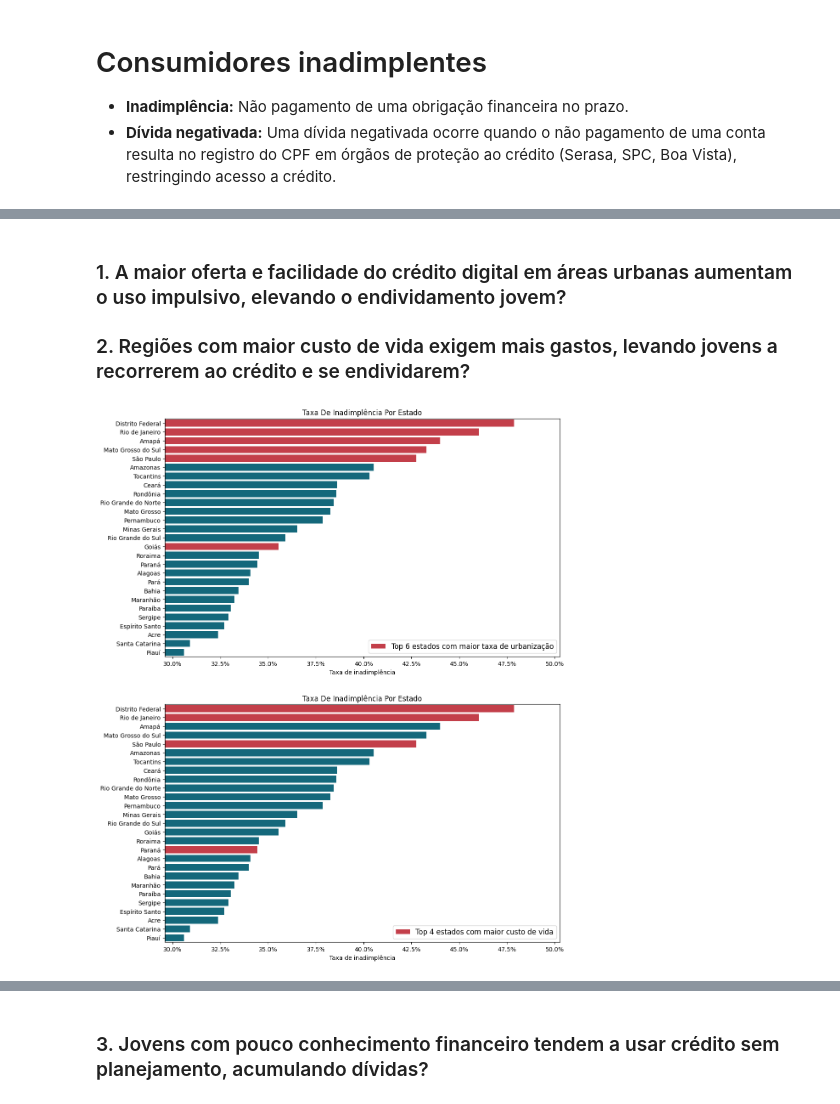
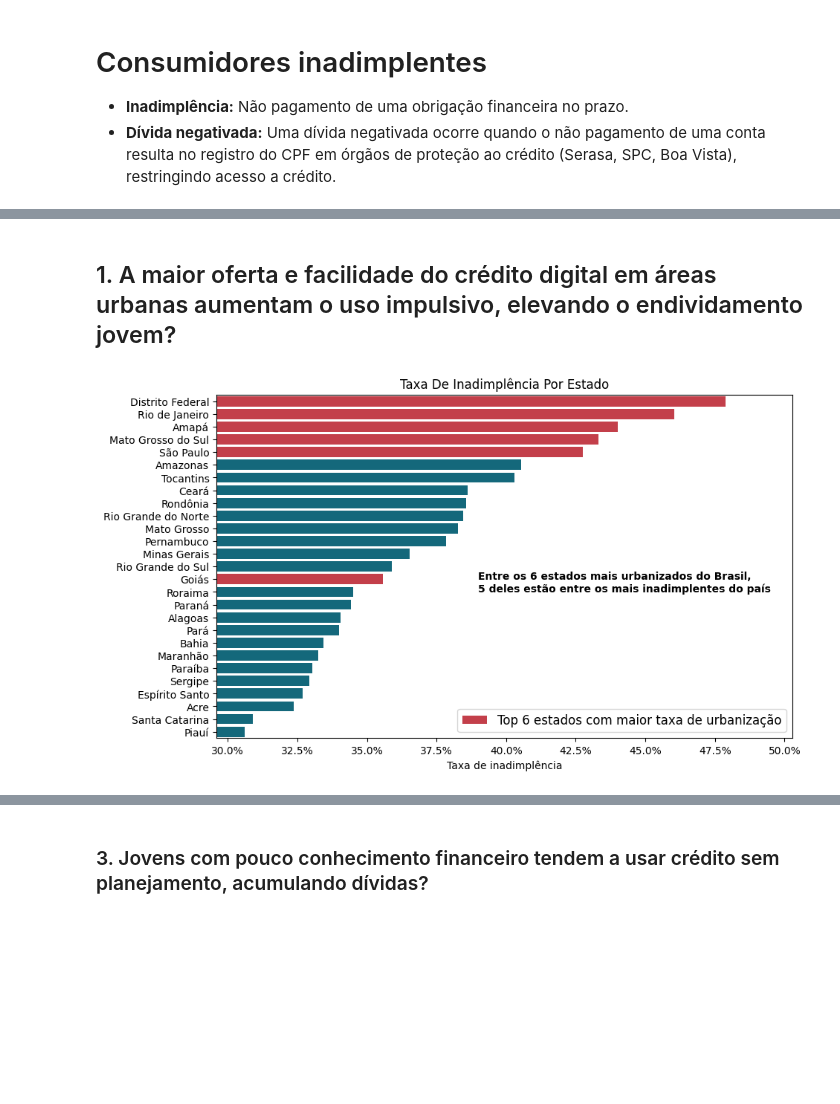
Before and after one commit to murilofcorso/A3_analise_de_dados_e_big_data, a Jupyter notebook: projeto_a3.ipynb, the cells around one changed output, grey strips where cells are left out. Saved outputs shown, nothing was run; the diff lists cells and outputs as text; code cells hidden in the pictures; blank space fills up the shorter version.

Commit message:
adicionadas anotacoes aos plots

```diff
--- a/projeto_a3.ipynb
+++ b/projeto_a3.ipynb
@@ -90,6 +89,5 @@ plt.show()
 # %% [markdown]
-<h3>1. A maior oferta e facilidade do crédito digital em áreas urbanas aumentam o uso impulsivo, elevando o endividamento jovem?</h3>
-<h3>2. Regiões com maior custo de vida exigem mais gastos, levando jovens a recorrerem ao crédito e se endividarem?</h3>
+<h2>1. A maior oferta e facilidade do crédito digital em áreas urbanas aumentam o uso impulsivo, elevando o endividamento jovem?</h3>
 # %%
 regioes_2026 = regioes[regioes.mes.dt.year == 2026].reset_index(drop=True).drop('mes', axis=1)[['regiao', 'estado', 'estado_sigla', 'consumidores_inadimplentes', 'dividas_negativadas', 'valor_dividas_negativadas', 'divida_media_por_cpf', 'valor_divida_media', 'ticket_medio', 'porcentagem_adultos']]
 regioes_2026 = pd.merge(regioes_2026, populacao_por_estado, on='estado')
@@ -97,67 +96,31 @@ regioes_2026['proporcao_consumidores_inadimplentes'] = regioes_2026['consumidore
 # %%
-proporcao_inadimplencia = regioes_2026.sort_values('proporcao_consumidores_inadimplentes', ascending=False)[['estado', 'proporcao_consumidores_inadimplentes']]
 top_6_urbanizados = urbanizacao.iloc[0:6, 0:2]
-top_4_custo_de_vida = custo_de_vida.sort_values('custo_de_vida', ascending=False).head(4)
 
-fig, axes = plt.subplots(2, 1, figsize=(12, 16))
-
-# ———————————————————————————————————————————————————————————————————————————————————————————————————————————————————————————————— #
+fig, ax = plt.subplots(figsize=(10, 6))
 sns.barplot(
     proporcao_inadimplencia,
     y='estado',
     x='proporcao_consumidores_inadimplentes',
     orient='h',
-    ax=axes[0],
+    ax=ax,
     color='#03738C'
 )
 sns.barplot(
     proporcao_inadimplencia[proporcao_inadimplencia.estado.isin(top_6_urbanizados.estado.values)],
     y='estado',
     x='proporcao_consumidores_inadimplentes',
     orient='h',
-    ax=axes[0],
+    ax=ax,
     color='#D92938',
     label='Top 6 estados com maior taxa de urbanização'
 )
-axes[0].xaxis.set_major_formatter(ticker.PercentFormatter(1))
-axes[0].set_title('Taxa De Inadimplência Por Estado')
-axes[0].set_ylabel('')
-axes[0].set_xlabel('Taxa de inadimplência')
-axes[0].set_xlim(xmin=proporcao_inadimplencia.proporcao_consumidores_inadimplentes.min() - 0.01)
-axes[0].legend(fontsize=12)
-
-# ———————————————————————————————————————————————————————————————————————————————————————————————————————————————————————————————— #
-sns.barplot(
-    proporcao_inadimplencia,
-    y='estado',
-    x='proporcao_consumidores_inadimplentes',
-    orient='h',
-    ax=axes[1],
-    color='#03738C'
-)
-sns.barplot(
-    proporcao_inadimplencia[proporcao_inadimplencia.estado.isin(top_4_custo_de_vida.estado.values)],
-    y='estado',
-    x='proporcao_consumidores_inadimplentes',
-    orient='h',
-    ax=axes[1],
-    color='#D92938',
-    label='Top 4 estados com maior custo de vida'
-)
-axes[1].xaxis.set_major_formatter(ticker.PercentFormatter(1))
-axes[1].set_title('Taxa De Inadimplência Por Estado')
-axes[1].set_ylabel('')
-axes[1].set_xlabel('Taxa de inadimplência')
-axes[1].set_xlim(xmin=proporcao_inadimplencia.proporcao_consumidores_inadimplentes.min() - 0.01)
-axes[1].legend(fontsize=12)
-
-# ———————————————————————————————————————————————————————————————————————————————————————————————————————————————————————————————— #
+ax.xaxis.set_major_formatter(ticker.PercentFormatter(1))
+ax.set_title('Taxa De Inadimplência Por Estado')
+ax.set_ylabel('')
+ax.set_xlabel('Taxa de inadimplência')
+ax.set_xlim(xmin=proporcao_inadimplencia.proporcao_consumidores_inadimplentes.min() - 0.01)
+ax.legend(fontsize=12)
+ax.annotate('Entre os 6 estados mais urbanizados do Brasil, \n5 deles estão entre os mais inadimplentes do país', (0.39, 15), weight='bold')
 plt.show()
-
-#D92938
-#03738C
-#999B9A
-#F2F2F2
-#000000
 # %% [output]
-[figure, old version]
+[figure, new version]
```
Also changed, not shown: parts of 6 cells of this notebook, 1 other file.
